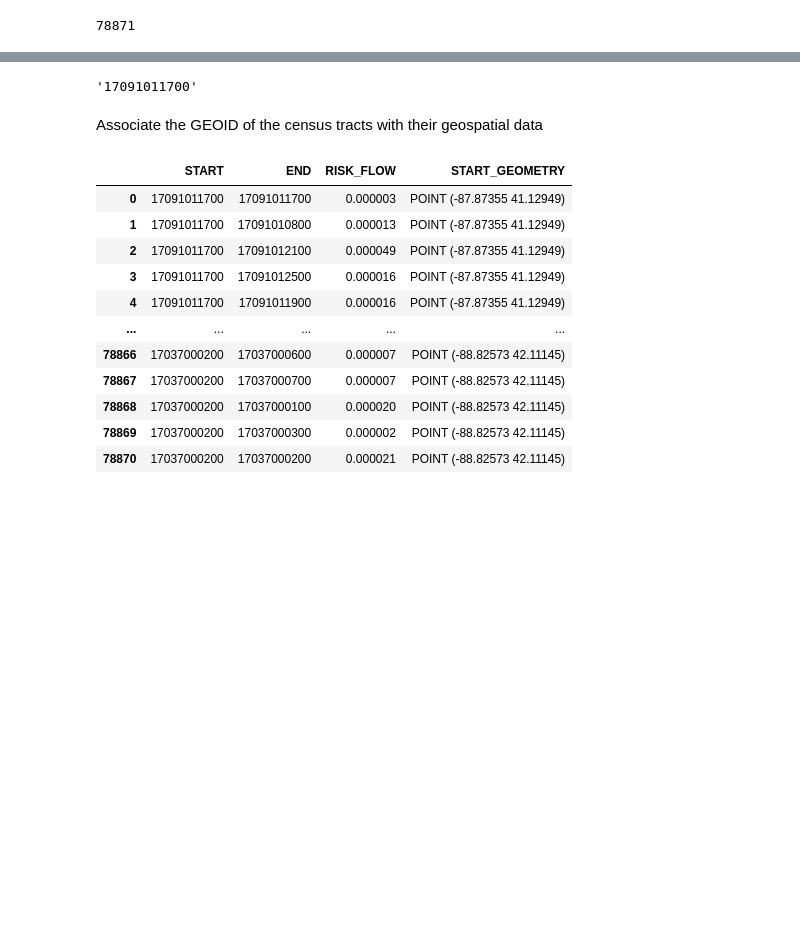
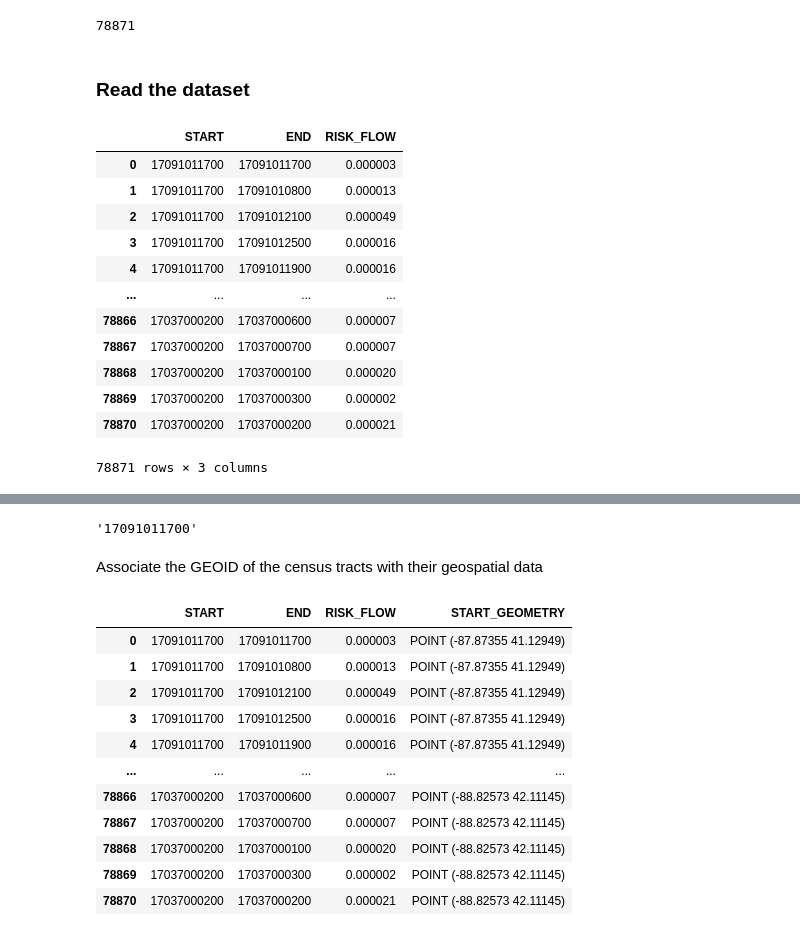
Before and after one commit to ncsa/COVID_Rural_Transport, a Jupyter notebook: Plotting_Risk_Flow.ipynb, the cells around one changed output, grey strips where cells are left out. Saved outputs shown, nothing was run; the diff lists cells and outputs as text; code cells hidden in the pictures; blank space fills up the shorter version.

```diff
--- a/Plotting_Risk_Flow.ipynb
+++ b/Plotting_Risk_Flow.ipynb
@@ -61,4 +63,25 @@ flows_df = flows_df.drop(columns = 'Unnamed: 0')
+# %% [markdown]
+### Read the dataset
 # %%
+flows_df = pd.read_csv('flows_df.csv')
+flows_df = flows_df[['START', 'END', 'RISK_FLOW']]
+
+# change the type to string
 flows_df.loc[:,'START'] = flows_df.loc[:,'START'].astype(str)
 flows_df.loc[:,'END'] = flows_df.loc[:,'END'].astype(str)
+flows_df
+# %% [output]
+|  | START | END | RISK_FLOW |
+| 0 | 17091011700 | 17091011700 | 0.000003 |
+| 1 | 17091011700 | 17091010800 | 0.000013 |
+| 2 | 17091011700 | 17091012100 | 0.000049 |
+| 3 | 17091011700 | 17091012500 | 0.000016 |
+| 4 | 17091011700 | 17091011900 | 0.000016 |
+| ... | ... | ... | ... |
+| 78866 | 17037000200 | 17037000600 | 0.000007 |
+| 78867 | 17037000200 | 17037000700 | 0.000007 |
+| 78868 | 17037000200 | 17037000100 | 0.000020 |
+| 78869 | 17037000200 | 17037000300 | 0.000002 |
+| 78870 | 17037000200 | 17037000200 | 0.000021 |
+78871 rows × 3 columns
 # %%
```
Also changed, not shown: parts of 19 cells of this notebook, 22 other files.
